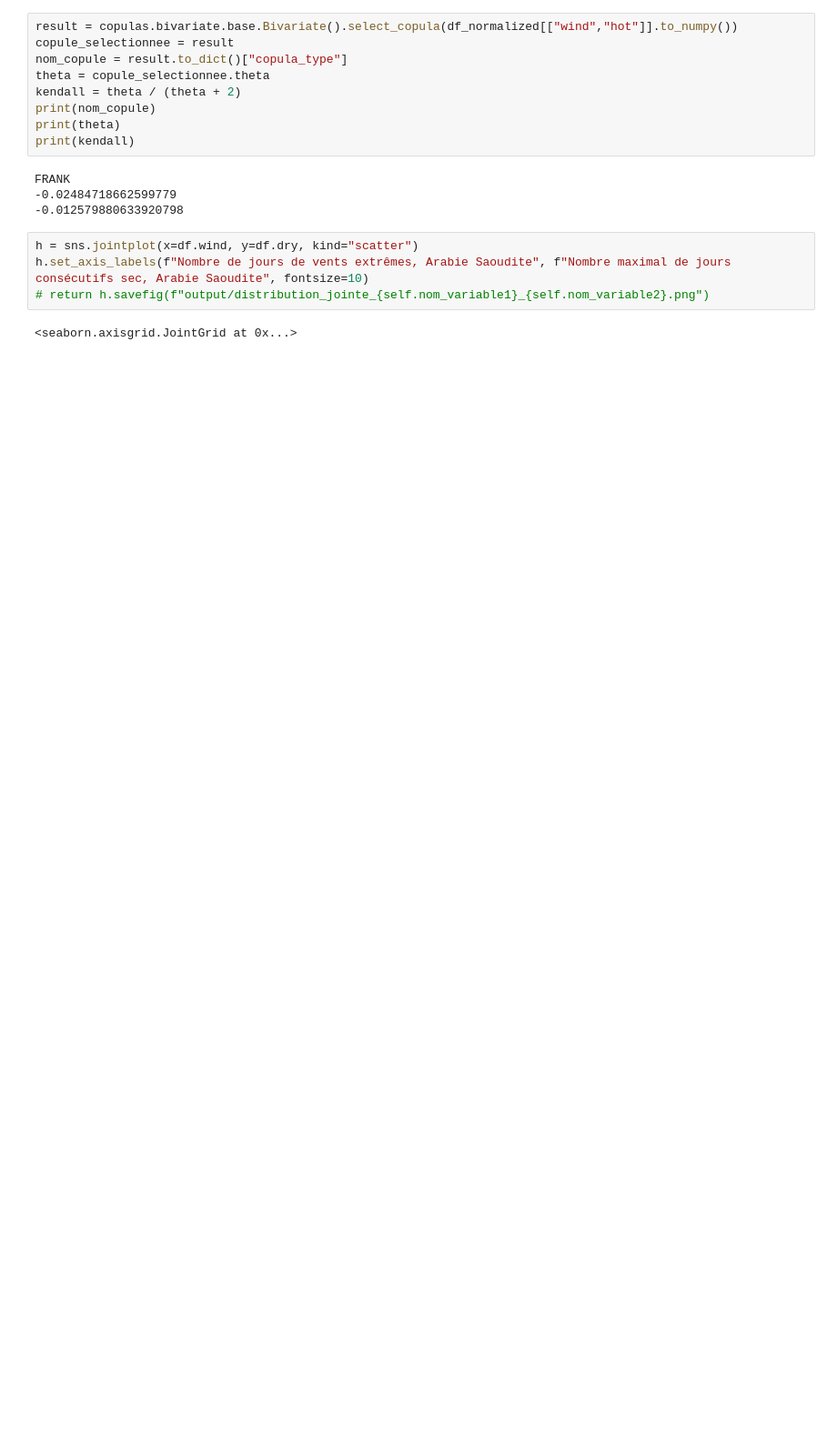
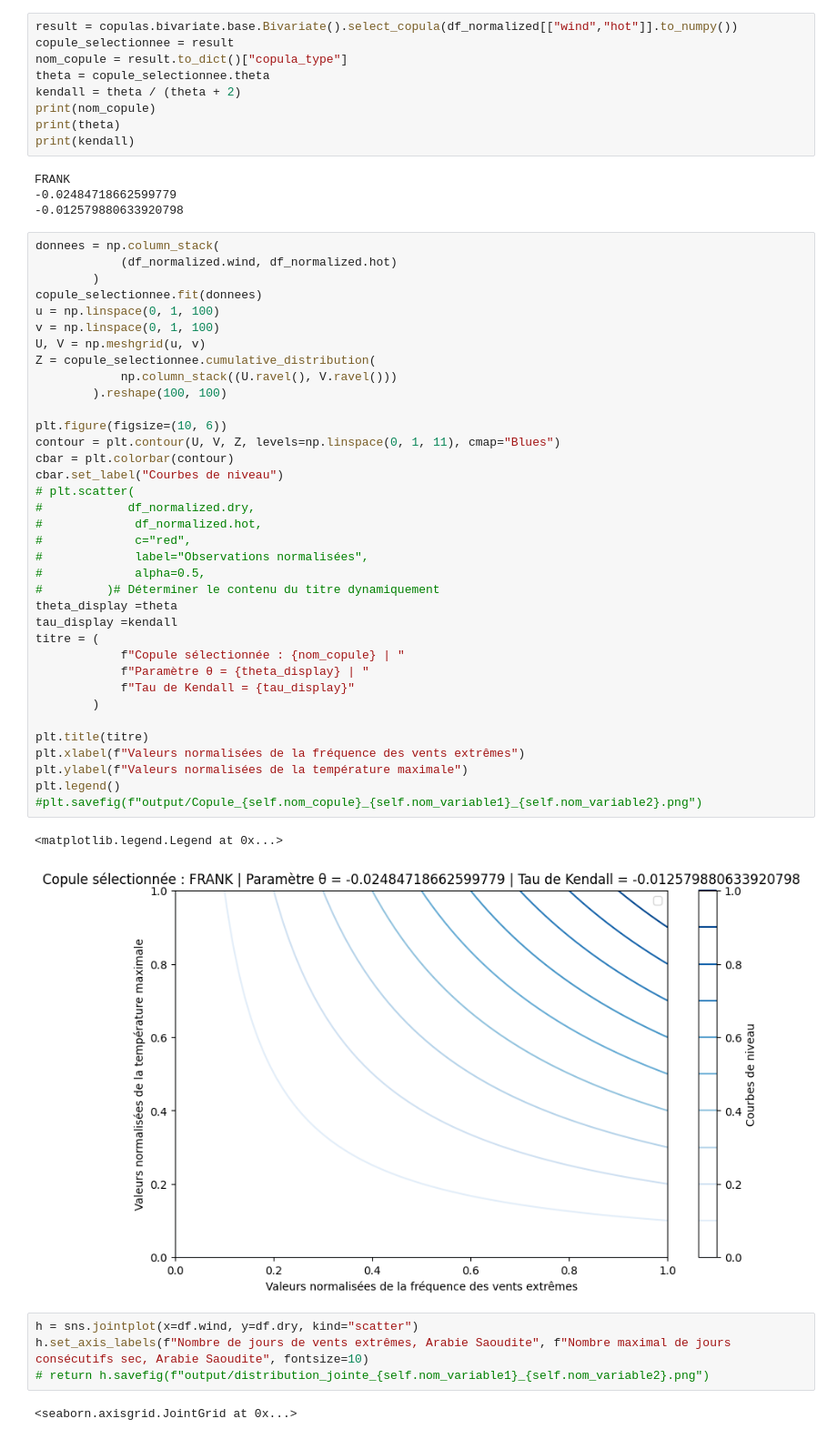
Before and after one commit to lucasvazelle/compound_climate_extremes_copula, a Jupyter notebook: notbook.ipynb, the cells around one changed output. Shown at 91% size. Saved outputs shown, nothing was run; the diff lists cells and outputs as text; blank space fills up the shorter version.

```diff
--- a/notbook.ipynb
+++ b/notbook.ipynb
@@ -395,6 +434,45 @@ print(kendall)
 FRANK
 -0.02484718662599779
 -0.012579880633920798
+# %%
+donnees = np.column_stack(
+            (df_normalized.wind, df_normalized.hot)
+        )
+copule_selectionnee.fit(donnees)
+u = np.linspace(0, 1, 100)
+v = np.linspace(0, 1, 100)
+U, V = np.meshgrid(u, v)
+Z = copule_selectionnee.cumulative_distribution(
+            np.column_stack((U.ravel(), V.ravel()))
+        ).reshape(100, 100)
+
+plt.figure(figsize=(10, 6))
+contour = plt.contour(U, V, Z, levels=np.linspace(0, 1, 11), cmap="Blues")
+cbar = plt.colorbar(contour)
+cbar.set_label("Courbes de niveau")
+# plt.scatter(
+#            df_normalized.dry,
+#             df_normalized.hot,
+#             c="red",
+#             label="Observations normalisées",
+#             alpha=0.5,
+#         )# Déterminer le contenu du titre dynamiquement
+theta_display =theta
+tau_display =kendall
+titre = (
+            f"Copule sélectionnée : {nom_copule} | "
+            f"Paramètre θ = {theta_display} | "
+            f"Tau de Kendall = {tau_display}"
+        )
+
+plt.title(titre)
+plt.xlabel(f"Valeurs normalisées de la fréquence des vents extrêmes")
+plt.ylabel(f"Valeurs normalisées de la température maximale")
+plt.legend()
+#plt.savefig(f"output/Copule_{self.nom_copule}_{self.nom_variable1}_{self.nom_variable2}.png")
+# %% [output]
+<matplotlib.legend.Legend at 0x...>
+[figure, added]
 # %%
 h = sns.jointplot(x=df.wind, y=df.dry, kind="scatter")
 h.set_axis_labels(f"Nombre de jours de vents extrêmes, Arabie Saoudite", f"Nombre maximal de jours consécutifs sec, Arabie Saoudite", fontsize=10)
```
Also changed, not shown: parts of 2 cells of this notebook.
